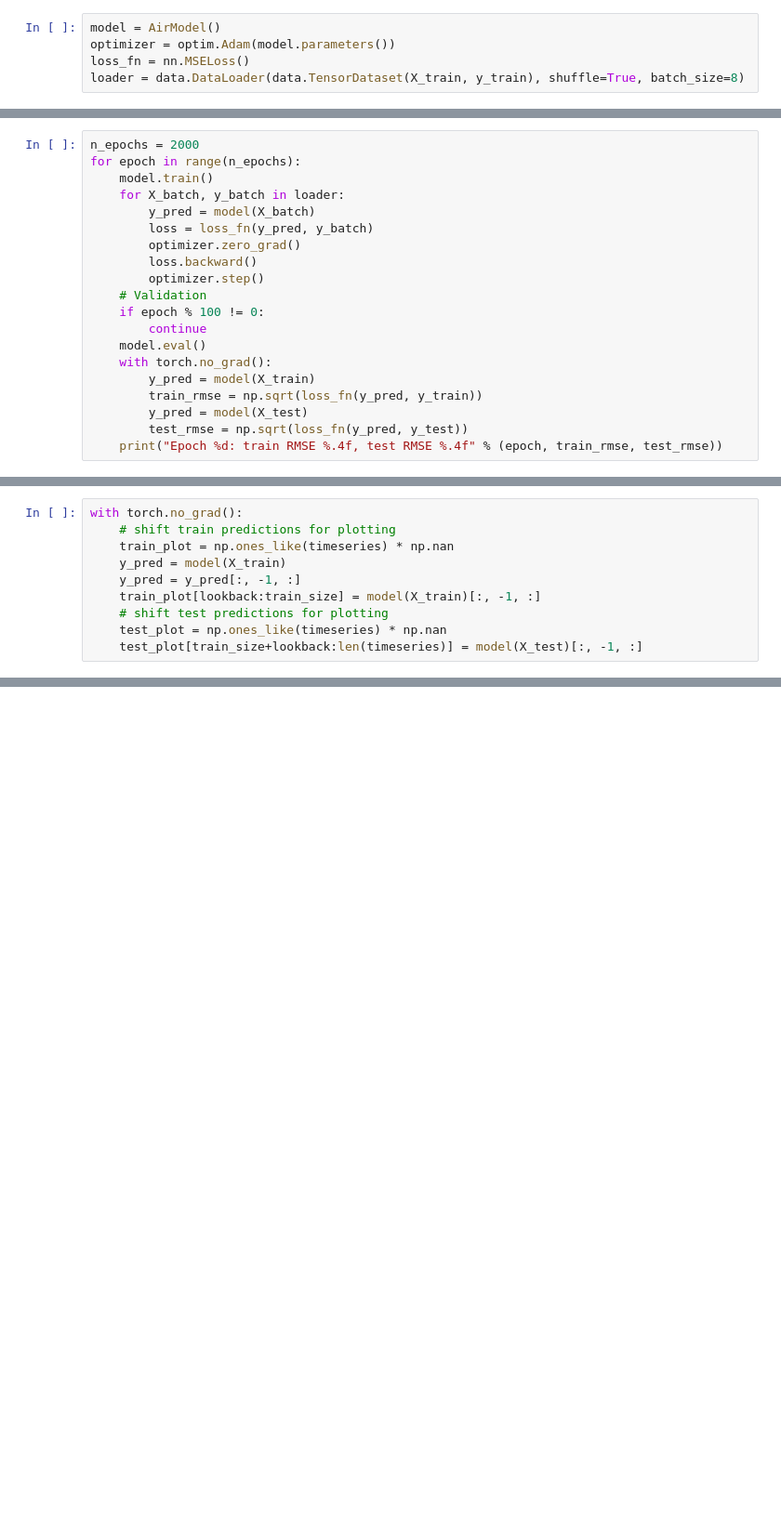
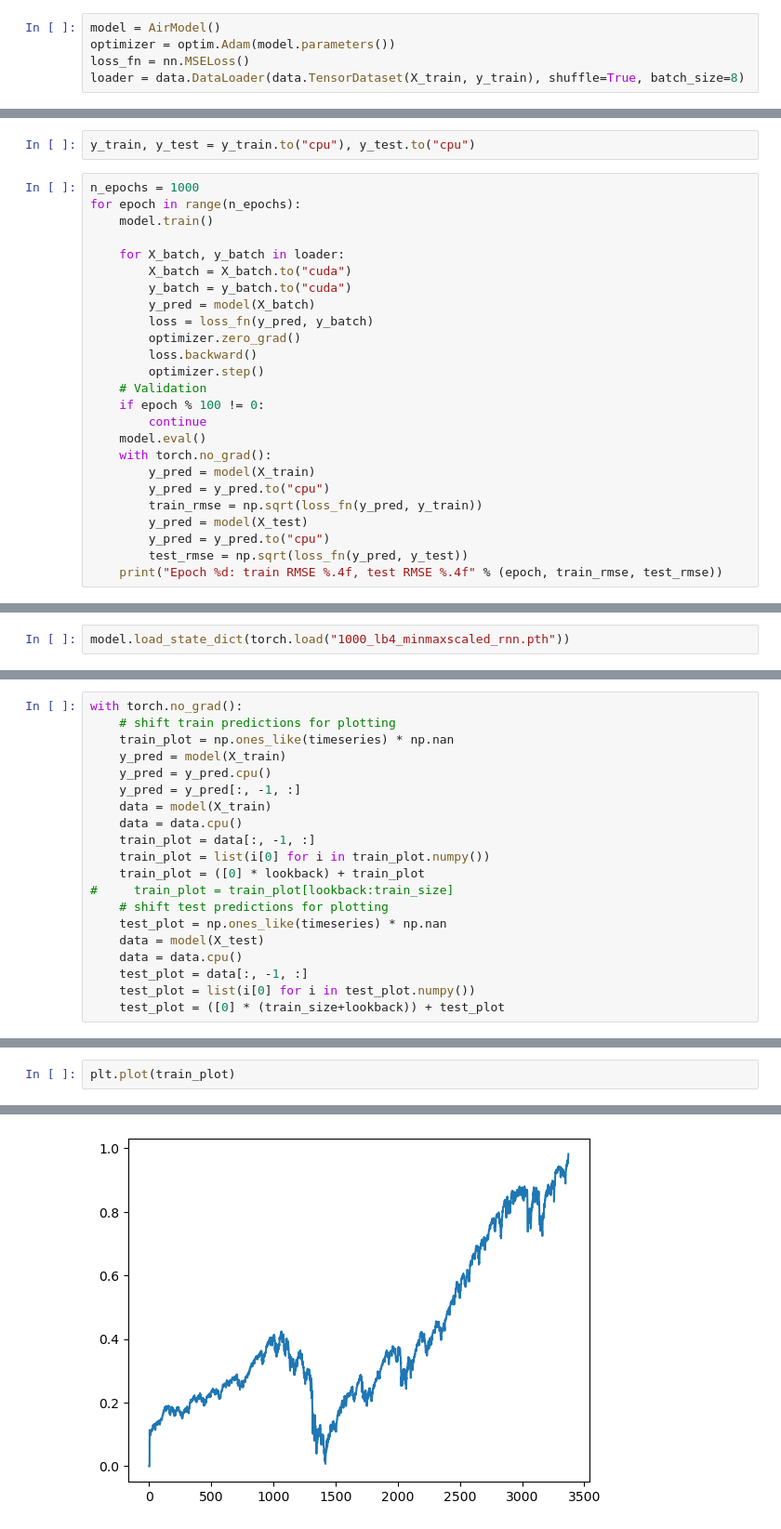
Before and after one commit to becauselol/stock_prediction, a Jupyter notebook: lstm/Untitled.ipynb, the cells around one changed output, grey strips where cells are left out. Shown at 93% size. Cells and saved outputs as stored; diff of their text form; blank space fills up the shorter version.

Commit message:
trained some LSTM models

```diff
--- a/lstm/Untitled.ipynb
+++ b/lstm/Untitled.ipynb
@@ -87,8 +148,13 @@ loader = data.DataLoader(data.TensorDataset(X_train, y_train), shuffle=True, bat
+# %%
+y_train, y_test = y_train.to("cpu"), y_test.to("cpu")
 # %%
-n_epochs = 2000
+n_epochs = 1000
 for epoch in range(n_epochs):
     model.train()
+
     for X_batch, y_batch in loader:
+        X_batch = X_batch.to("cuda")
+        y_batch = y_batch.to("cuda")
         y_pred = model(X_batch)
         loss = loss_fn(y_pred, y_batch)
         optimizer.zero_grad()
@@ -100,8 +166,10 @@ for epoch in range(n_epochs):
     model.eval()
     with torch.no_grad():
         y_pred = model(X_train)
+        y_pred = y_pred.to("cpu")
         train_rmse = np.sqrt(loss_fn(y_pred, y_train))
         y_pred = model(X_test)
+        y_pred = y_pred.to("cpu")
         test_rmse = np.sqrt(loss_fn(y_pred, y_test))
     print("Epoch %d: train RMSE %.4f, test RMSE %.4f" % (epoch, train_rmse, test_rmse))
 # %% [output]
@@ -109,0 +188,2 @@ KeyboardInterrupt:
+# %%
+model.load_state_dict(torch.load("1000_lb4_minmaxscaled_rnn.pth"))
@@ -112,8 +226,18 @@ with torch.no_grad():
     # shift train predictions for plotting
     train_plot = np.ones_like(timeseries) * np.nan
     y_pred = model(X_train)
+    y_pred = y_pred.cpu()
     y_pred = y_pred[:, -1, :]
-    train_plot[lookback:train_size] = model(X_train)[:, -1, :]
+    data = model(X_train)
+    data = data.cpu()
+    train_plot = data[:, -1, :]
+    train_plot = list(i[0] for i in train_plot.numpy())
+    train_plot = ([0] * lookback) + train_plot
+#     train_plot = train_plot[lookback:train_size]
     # shift test predictions for plotting
     test_plot = np.ones_like(timeseries) * np.nan
-    test_plot[train_size+lookback:len(timeseries)] = model(X_test)[:, -1, :]
+    data = model(X_test)
+    data = data.cpu()
+    test_plot = data[:, -1, :]
+    test_plot = list(i[0] for i in test_plot.numpy())
+    test_plot = ([0] * (train_size+lookback)) + test_plot
@@ -125,0 +268,3 @@ plt.show()
+# %%
+plt.plot(train_plot)
+# %% [output]
@@ -125,0 +272 @@ plt.show()
+[figure, added]
```
Also changed, not shown: parts of 33 cells of this notebook, 4 other files.
